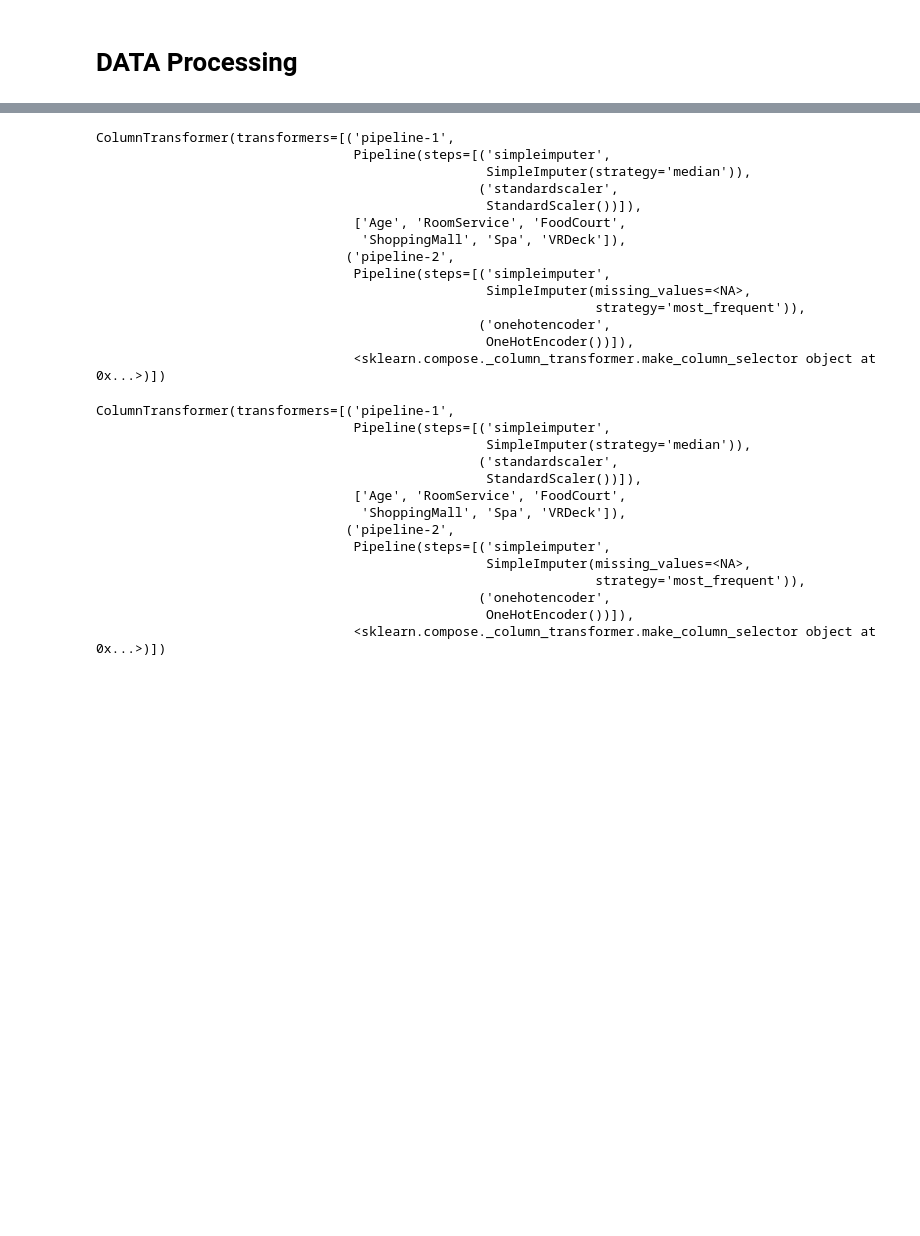
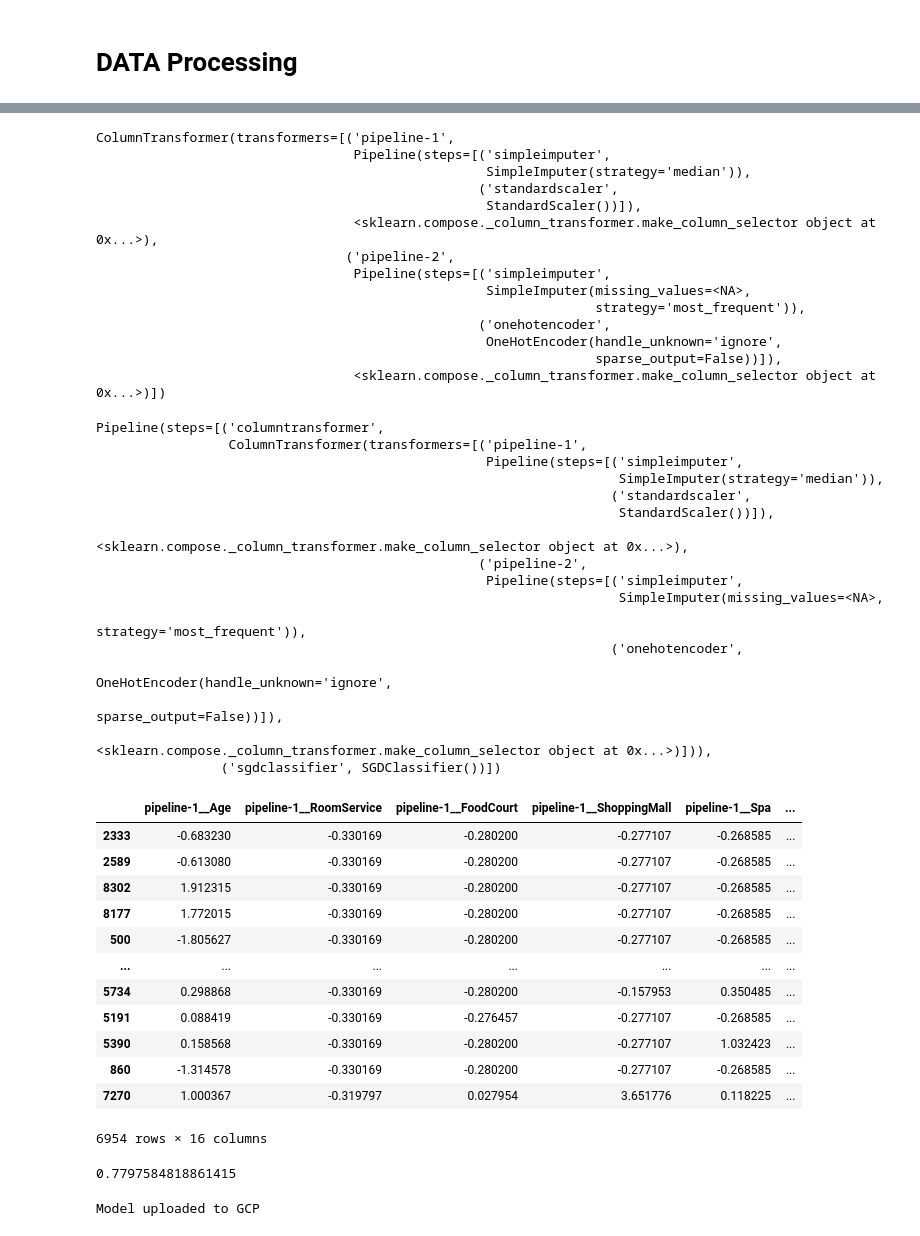
Before and after one commit to lorenzodelmedico/spaceship-titanic-de-, a Jupyter notebook: spaceship_notebook_abdelkader.ipynb, the cells around one changed output, grey strips where cells are left out. Cells and saved outputs as stored; diff of their text form; code cells hidden in the pictures; blank space fills up the shorter version.

```diff
--- a/spaceship_notebook_abdelkader.ipynb
+++ b/spaceship_notebook_abdelkader.ipynb
@@ -71,43 +50,67 @@ numerical_features = make_column_selector(dtype_include=np.number)
 categorial_features = make_column_selector(dtype_exclude=np.number)
 # %%
 numerical_pipeline = make_pipeline(SimpleImputer(strategy= 'median'),StandardScaler())
-categorial_pipeline = make_pipeline(SimpleImputer(missing_values=pd.NA,strategy='most_frequent'),OneHotEncoder())
+categorial_pipeline = make_pipeline(SimpleImputer(missing_values=pd.NA,strategy='most_frequent')
+                                    ,OneHotEncoder(handle_unknown='ignore',sparse_output=False))
 # %%
 preprocessor = make_column_transformer((numerical_pipeline,numerical_features),
                                      (categorial_pipeline,categorial_features))
-preprocessor.fit(df)
+preprocessor.set_output(transform="pandas")
 # %% [output]
 ColumnTransformer(transformers=[('pipeline-1',
                                  Pipeline(steps=[('simpleimputer',
                                                   SimpleImputer(strategy='median')),
                                                  ('standardscaler',
                                                   StandardScaler())]),
-                                 ['Age', 'RoomService', 'FoodCourt',
-                                  'ShoppingMall', 'Spa', 'VRDeck']),
+                                 <sklearn.compose._column_transformer.make_column_selector object at 0x...>),
                                 ('pipeline-2',
                                  Pipeline(steps=[('simpleimputer',
                                                   SimpleImputer(missing_values=<NA>,
                                                                 strategy='most_frequent')),
                                                  ('onehotencoder',
-                                                  OneHotEncoder())]),
+                                                  OneHotEncoder(handle_unknown='ignore',
+                                                                sparse_output=False))]),
                                  <sklearn.compose._column_transformer.make_column_selector object at 0x...>)])
 # %%
 X, y = df.drop('Transported', axis=1), df['Transported']
+X_train, X_test, y_train, y_test = train_test_split(X, y, test_size=0.2, random_state=42)
 # %%
-model = make_pipeline(preprocessor, )
-preprocessor.fit(X,y)
+model = make_pipeline(preprocessor,SGDClassifier())
+model.fit(X_train,y_train)
 # %% [output]
-ColumnTransformer(transformers=[('pipeline-1',
-                                 Pipeline(steps=[('simpleimputer',
-                                                  SimpleImputer(strategy='median')),
-                                                 ('standardscaler',
-                                                  StandardScaler())]),
-                                 ['Age', 'RoomService', 'FoodCourt',
-                                  'ShoppingMall', 'Spa', 'VRDeck']),
-                                ('pipeline-2',
-                                 Pipeline(steps=[('simpleimputer',
-                                                  SimpleImputer(missing_values=<NA>,
-                                                                strategy='most_frequent')),
-                                                 ('onehotencoder',
-                                                  OneHotEncoder())]),
-                                 <sklearn.compose._column_transformer.make_column_selector object at 0x...>)])
+Pipeline(steps=[('columntransformer',
+                 ColumnTransformer(transformers=[('pipeline-1',
+                                                  Pipeline(steps=[('simpleimputer',
+                                                                   SimpleImputer(strategy='median')),
+                                                                  ('standardscaler',
+                                                                   StandardScaler())]),
+                                                  <sklearn.compose._column_transformer.make_column_selector object at 0x...>),
+                                                 ('pipeline-2',
+                                                  Pipeline(steps=[('simpleimputer',
+                                                                   SimpleImputer(missing_values=<NA>,
+                                                                                 strategy='most_frequent')),
+                                                                  ('onehotencoder',
+                                                                   OneHotEncoder(handle_unknown='ignore',
+                                                                                 sparse_output=False))]),
+                                                  <sklearn.compose._column_transformer.make_column_selector object at 0x...>)])),
+                ('sgdclassifier', SGDClassifier())])
+# %%
+preprocessor.transform(X_train)
+# %% [output]
+|  | pipeline-1__Age | pipeline-1__RoomService | pipeline-1__FoodCourt | pipeline-1__ShoppingMall | pipeline-1__Spa | ... |
+| 2333 | -0.683230 | -0.330169 | -0.280200 | -0.277107 | -0.268585 | ... |
+| 2589 | -0.613080 | -0.330169 | -0.280200 | -0.277107 | -0.268585 | ... |
+| 8302 | 1.912315 | -0.330169 | -0.280200 | -0.277107 | -0.268585 | ... |
+| 8177 | 1.772015 | -0.330169 | -0.280200 | -0.277107 | -0.268585 | ... |
+| 500 | -1.805627 | -0.330169 | -0.280200 | -0.277107 | -0.268585 | ... |
+| ... | ... | ... | ... | ... | ... | ... |
+| 5734 | 0.298868 | -0.330169 | -0.280200 | -0.157953 | 0.350485 | ... |
+| 5191 | 0.088419 | -0.330169 | -0.276457 | -0.277107 | -0.268585 | ... |
+| 5390 | 0.158568 | -0.330169 | -0.280200 | -0.277107 | 1.032423 | ... |
+| 860 | -1.314578 | -0.330169 | -0.280200 | -0.277107 | -0.268585 | ... |
+| 7270 | 1.000367 | -0.319797 | 0.027954 | 3.651776 | 0.118225 | ... |
+6954 rows × 16 columns
+# %%
+model.score(X_test,y_test)
+# %% [output]
+0.7797584818861415
@@ -113,0 +120,11 @@ ColumnTransformer(transformers=[('pipeline-1',
+# %%
+# pusher le model sur GCP Google Cloud Storage
+from google.cloud import storage
+bucket_name = 'titanic_model_2025_02_07'
+storage_client = storage.Client.from_service_account_json(".env/service_account.json")
+bucket = storage_client.bucket(bucket_name)
+blob = bucket.blob('model.pkl')
+blob.upload_from_filename('model.pkl')
+print("Model uploaded to GCP")
+# %% [output]
+Model uploaded to GCP
```
Also changed, not shown: parts of 4 cells of this notebook, 1 other file.
